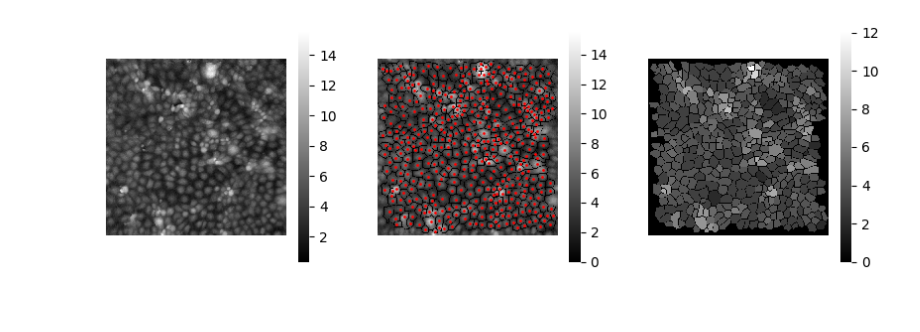
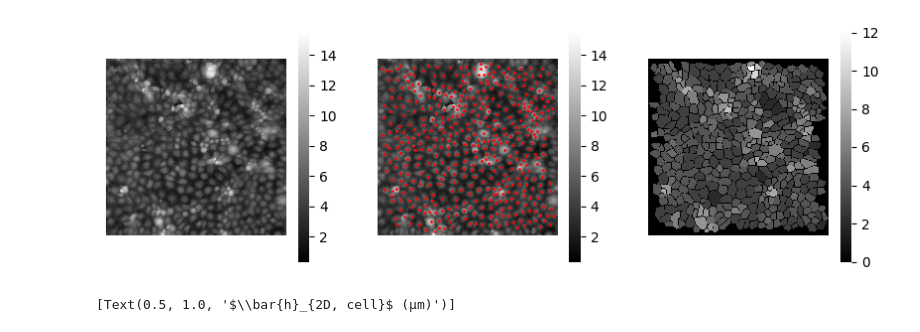
Before and after one commit to siljabl/MDCK_QPI, a Jupyter notebook: figure_scripts/figure1.ipynb, the cells around one changed output. Drawn from its saved outputs; the diff is of its cells as text; code cells hidden in the pictures.

```diff
--- a/figure_scripts/figure1.ipynb
+++ b/figure_scripts/figure1.ipynb
@@ -67,24 +65,40 @@ for l in np.unique(areas):
     cells_with_edges   += cell_interior*h_im[0]
     heights_with_edges += cell_interior*cellwise_heigts
     edges += edge
+# %%
+colors = [(1, 1, 1, 0),    # Color for 0 (transparent)
+          (0.698, 0.132, 0.203, 0.5)]  # Color for 1 (semi-transparent red)
+
+# Create a colormap from the defined colors
+e_cmap = mpl.colors.LinearSegmentedColormap.from_list('custom_cmap', colors, N=2)
+
+h_cmap = "gray"
 # %%
 fig, ax = plt.subplots(1,3, figsize=(10, 3), gridspec_kw={"width_ratios":[1, 1, 1]})
 
-sns.heatmap(h_im[0].T,            ax=ax[0], square=True, cmap="gray", xticklabels=False, yticklabels=False, cbar=True)
-sns.heatmap(cells_with_edges.T,   ax=ax[1], square=True, cmap="gray", xticklabels=False, yticklabels=False, cbar=True)
-sns.heatmap(heights_with_edges.T, ax=ax[2], square=True, cmap="gray", xticklabels=False, yticklabels=False, cbar=True)
+sns.heatmap(h_im[0].T,            ax=ax[0], square=True, cmap=h_cmap, xticklabels=False, yticklabels=False, cbar=True)
+sns.heatmap(h_im[0].T,            ax=ax[1], square=True, cmap=h_cmap, xticklabels=False, yticklabels=False, cbar=True)
+sns.heatmap(heights_with_edges.T, ax=ax[2], square=True, cmap=h_cmap, xticklabels=False, yticklabels=False, cbar=True)
+#sns.heatmap(edges.T,              ax=ax[1], square=True, cmap=e_cmap, xticklabels=False, yticklabels=False, cbar=False)
 
-ax[1].plot(df[df.frame==2].x, df[df.frame==2].y, 'r.', ms=2, alpha=1)
+ax[1].plot(df[df.frame==2].x, df[df.frame==2].y, 'r.', ms=2, alpha=1, color="red")
 
 ax[0].invert_yaxis()
 ax[1].invert_yaxis()
 ax[2].invert_yaxis()
 # %% [output]
-[figure, old version]
+[figure, new version]
 # %%
 for i in range(3):
     sb = ScaleBar(pix_to_um[-1], 'um', box_alpha=0, color="w", height_fraction=2e-2, scale_loc="none", fixed_value=100)
     sb.location = 'lower left'
     ax[i].add_artist(sb)
+
+ax[0].set(title=r"$h_{2D}$ (µm)")
+ax[1].set(title=r"$h_{2D}$ (µm)")
+ax[2].set(title=r"$\bar{h}_{2D, cell}$ (µm)")
+#ax[2].set(title=r"$\langle h \rangle_{cell}$ (µm)")
+# %% [output]
+[Text(0.5, 1.0, '$\\bar{h}_{2D, cell}$ (µm)')]
 # %%
 fig.tight_layout()
```
Also changed, not shown: parts of 2 cells of this notebook, 14 other files.
